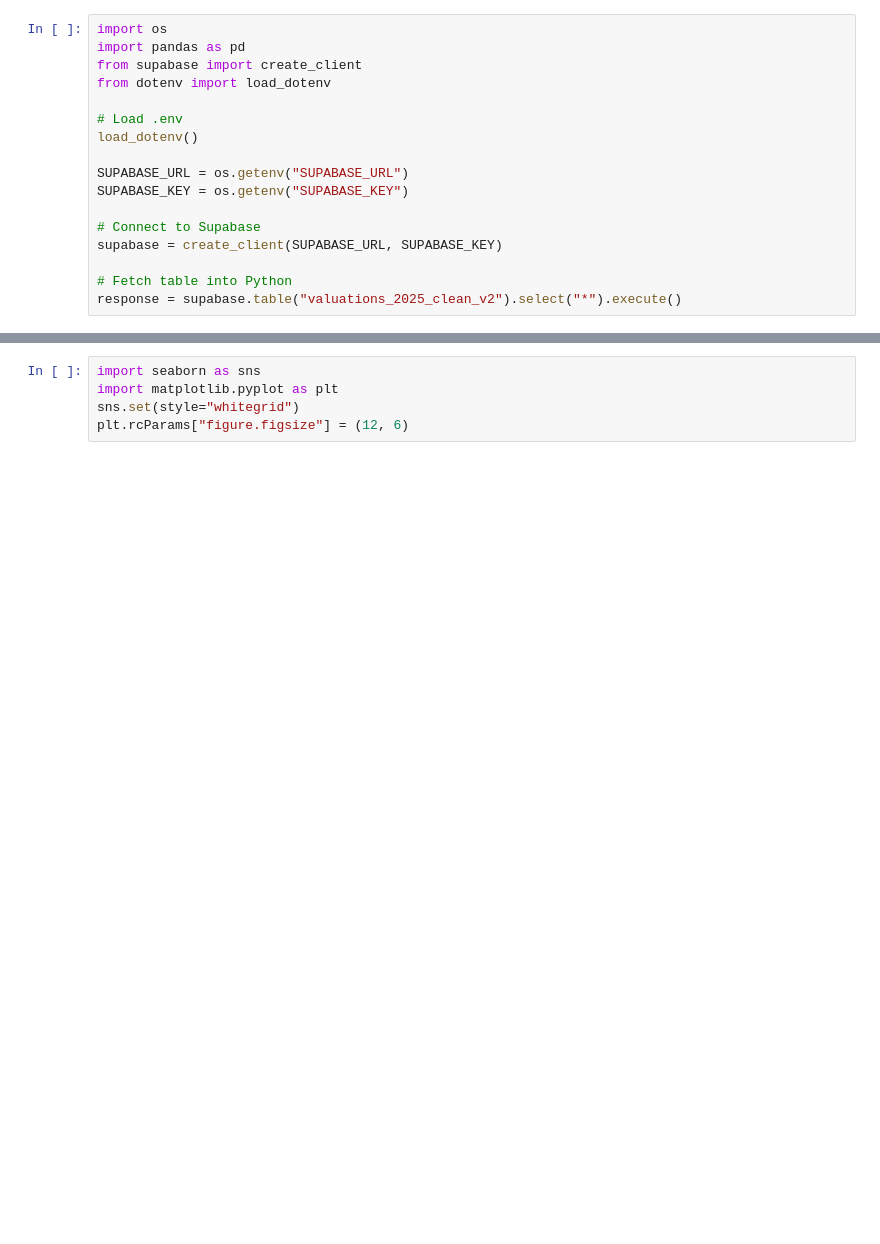
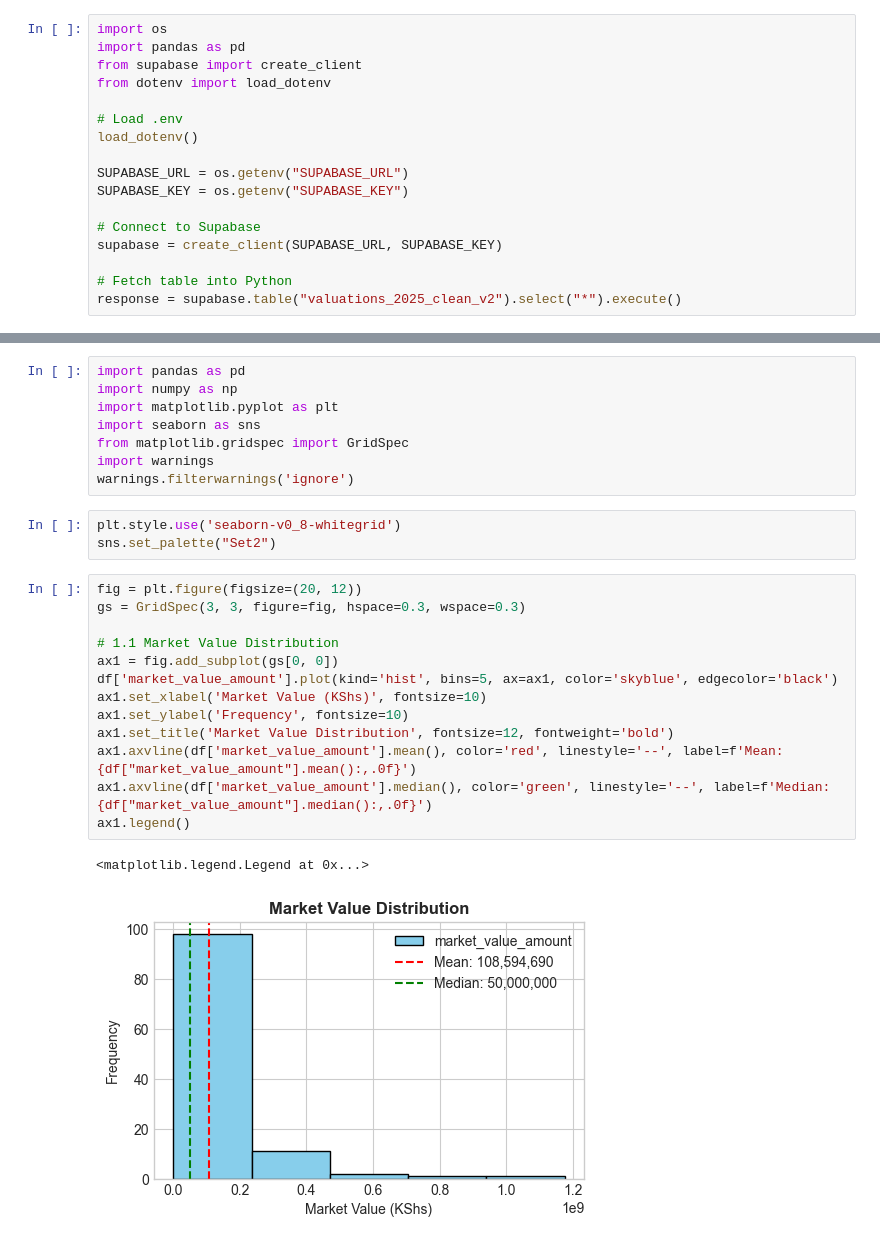
Before and after one commit to samnwrealite/valuation_data_miner, a Jupyter notebook: notebooks/eda.ipynb, the cells around one changed output, grey strips where cells are left out. Saved outputs shown, nothing was run; the diff lists cells and outputs as text; blank space fills up the shorter version.

```diff
--- a/notebooks/eda.ipynb
+++ b/notebooks/eda.ipynb
@@ -98,6 +108,28 @@ id                       0
 dtype: int64
 # %%
+import pandas as pd
+import numpy as np
+import matplotlib.pyplot as plt
 import seaborn as sns
-import matplotlib.pyplot as plt
-sns.set(style="whitegrid")
-plt.rcParams["figure.figsize"] = (12, 6)
+from matplotlib.gridspec import GridSpec
+import warnings
+warnings.filterwarnings('ignore')
+# %%
+plt.style.use('seaborn-v0_8-whitegrid')
+sns.set_palette("Set2")
+# %%
+fig = plt.figure(figsize=(20, 12))
+gs = GridSpec(3, 3, figure=fig, hspace=0.3, wspace=0.3)
+
+# 1.1 Market Value Distribution
+ax1 = fig.add_subplot(gs[0, 0])
+df['market_value_amount'].plot(kind='hist', bins=5, ax=ax1, color='skyblue', edgecolor='black')
+ax1.set_xlabel('Market Value (KShs)', fontsize=10)
+ax1.set_ylabel('Frequency', fontsize=10)
+ax1.set_title('Market Value Distribution', fontsize=12, fontweight='bold')
+ax1.axvline(df['market_value_amount'].mean(), color='red', linestyle='--', label=f'Mean: {df["market_value_amount"].mean():,.0f}')
+ax1.axvline(df['market_value_amount'].median(), color='green', linestyle='--', label=f'Median: {df["market_value_amount"].median():,.0f}')
+ax1.legend()
+# %% [output]
+<matplotlib.legend.Legend at 0x...>
+[figure, added]
```
Also changed, not shown: parts of 6 cells of this notebook, 1 other file.
